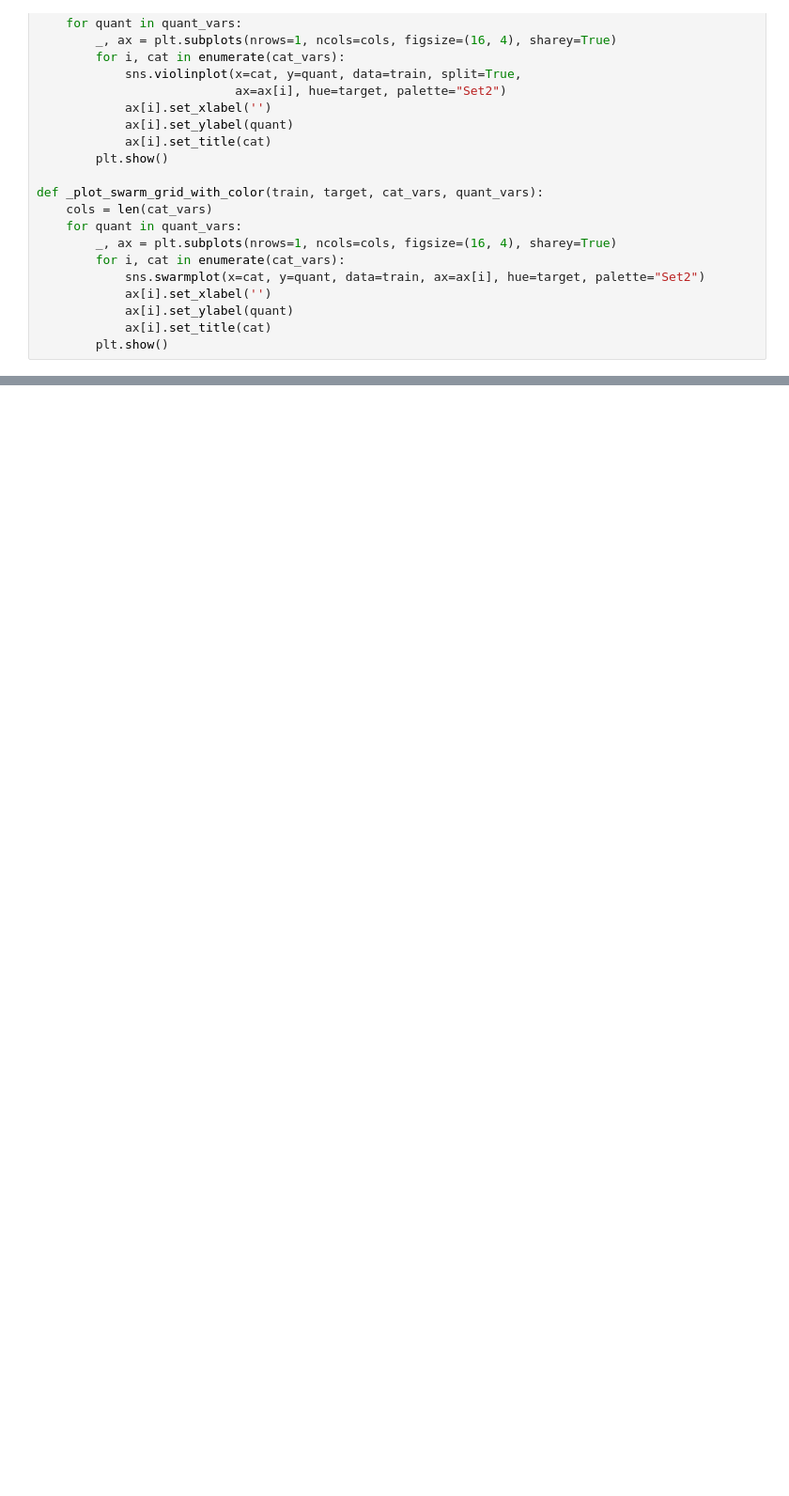
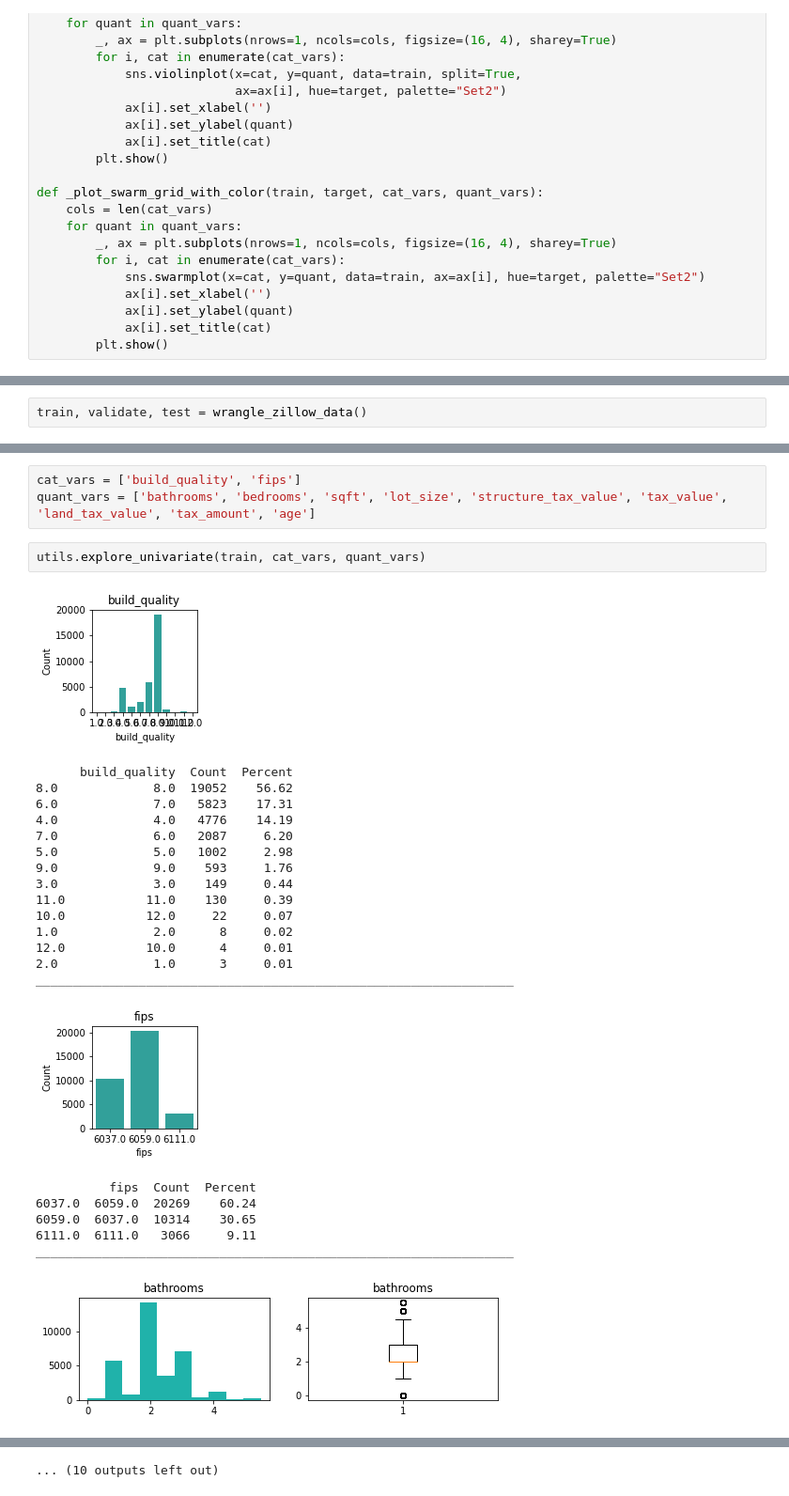
Before and after one commit to david-and-brandon-the-sa-se-bros/zillow-clustering-project, a Jupyter notebook: brandon_scratch_notebook.ipynb, the cells around one changed output, grey strips where cells are left out. Shown: that part at 94% size. Saved outputs shown, nothing was run; the diff lists cells and outputs as text; blank space fills up the shorter version.

```diff
--- a/brandon_scratch_notebook.ipynb
+++ b/brandon_scratch_notebook.ipynb
@@ -921,0 +505,2 @@ train.info()
+# %%
+train, validate, test = wrangle_zillow_data()
@@ -921,0 +514,28 @@ train.info()
+# %%
+cat_vars = ['build_quality', 'fips']
+quant_vars = ['bathrooms', 'bedrooms', 'sqft', 'lot_size', 'structure_tax_value', 'tax_value', 'land_tax_value', 'tax_amount', 'age']
+# %%
+utils.explore_univariate(train, cat_vars, quant_vars)
+# %% [output]
+[figure, added]
+      build_quality  Count  Percent
+8.0             8.0  19052    56.62
+6.0             7.0   5823    17.31
+4.0             4.0   4776    14.19
+7.0             6.0   2087     6.20
+5.0             5.0   1002     2.98
+9.0             9.0    593     1.76
+3.0             3.0    149     0.44
+11.0           11.0    130     0.39
+10.0           12.0     22     0.07
+1.0             2.0      8     0.02
+12.0           10.0      4     0.01
+2.0             1.0      3     0.01
+_________________________________________________________________
+[figure, added]
+          fips  Count  Percent
+6037.0  6059.0  20269    60.24
+6059.0  6037.0  10314    30.65
+6111.0  6111.0   3066     9.11
+_________________________________________________________________
+[figure, added]
@@ -921,0 +581 @@ train.info()
+... (10 outputs left out)
```
Also changed, not shown: parts of 64 cells of this notebook.
